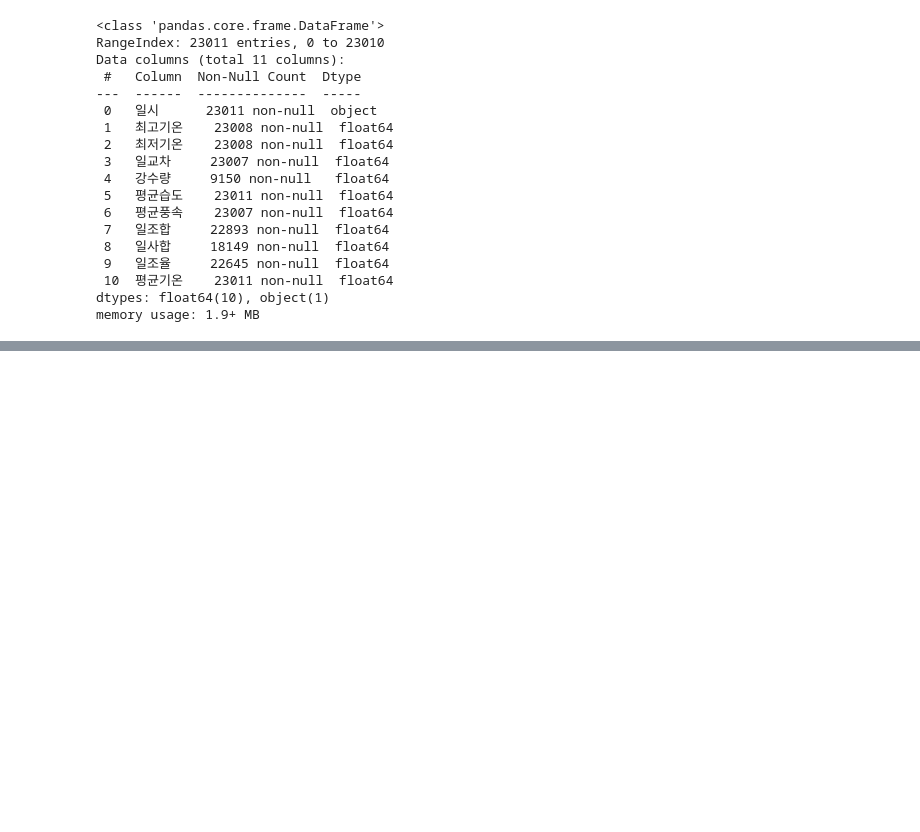
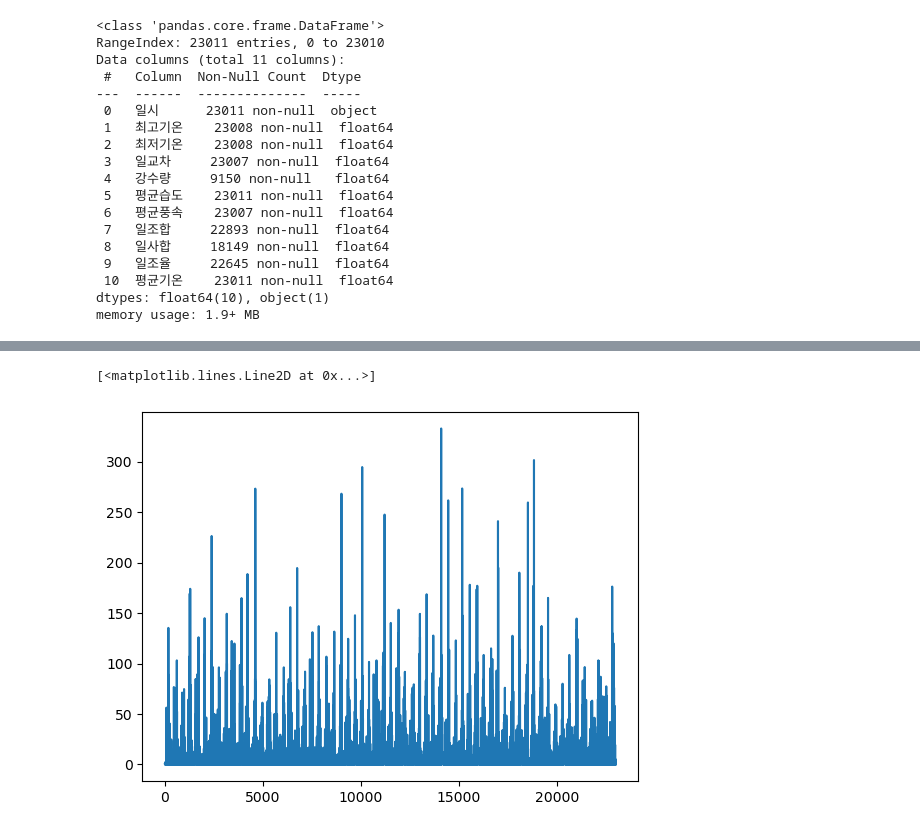
Before and after one commit to p-jiho/Temperatures_prediction, a Jupyter notebook: EDA.ipynb, the cells around one changed output, grey strips where cells are left out. Drawn from its saved outputs; the diff is of its cells as text; code cells hidden in the pictures; blank space fills up the shorter version.

```diff
--- a/EDA.ipynb
+++ b/EDA.ipynb
@@ -41,0 +62,5 @@ Name: 일조율, Length: 23011, dtype: float64
+# %%
+plt.plot(train.강수량.dropna())
+# %% [output]
+[<matplotlib.lines.Line2D at 0x...>]
+[figure, added]
```
Also changed, not shown: parts of 42 cells of this notebook.
